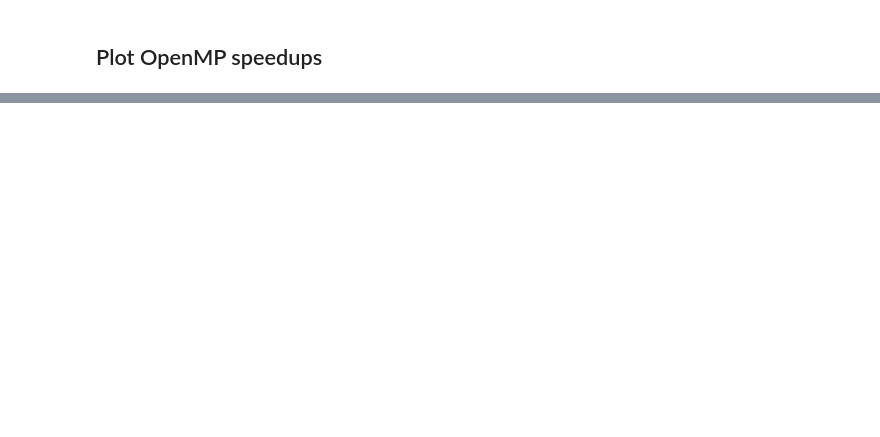
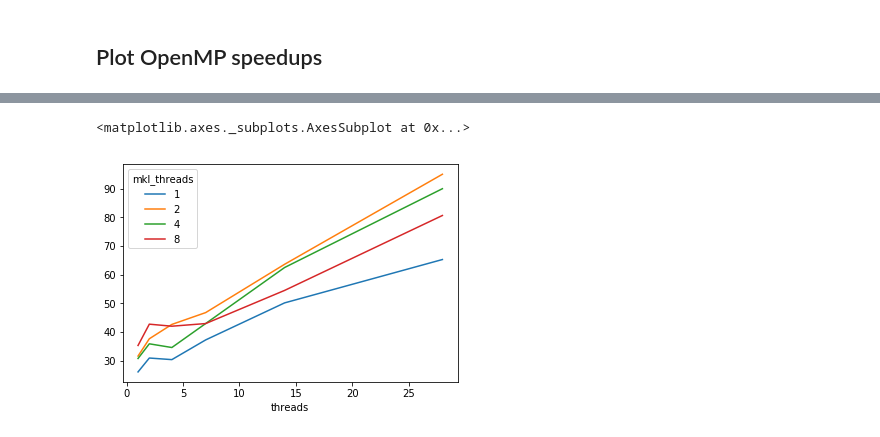
Before and after one commit to lenskit/lk-test-evals, a Jupyter notebook: Scaling.ipynb, the cells around one changed output, grey strips where cells are left out. Cells and saved outputs as stored; diff of their text form; code cells hidden in the pictures; blank space fills up the shorter version.

```diff
--- a/Scaling.ipynb
+++ b/Scaling.ipynb
@@ -94,2 +91,8 @@ omp_means
+# %%
+rdf = omp_means.pivot(index='threads', columns='mkl_threads', values='mean')
+rdf.plot()
+# %% [output]
+<matplotlib.axes._subplots.AxesSubplot at 0x...>
+[figure, added]
 # %%
 fig, ax = plt.subplots()
```
Also changed, not shown: parts of 6 cells of this notebook, 4 other files.
